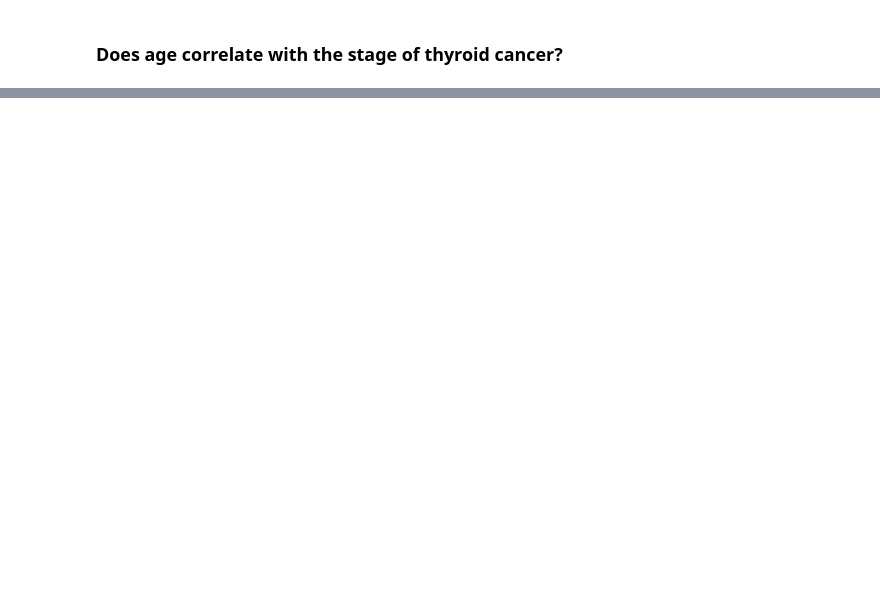
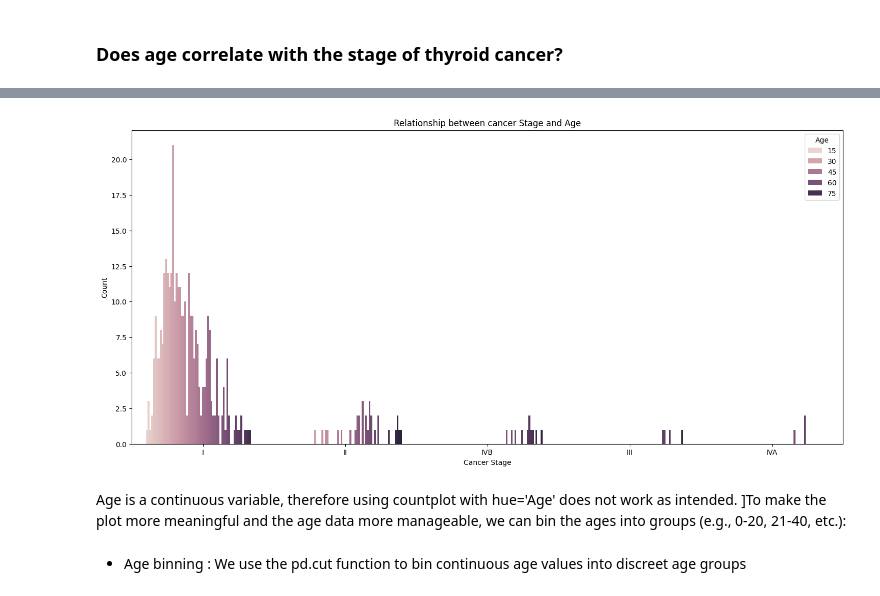
Before and after one commit to Angeliki1983/-Differentiated-Thyroid-Cancer-Recurrence, a Jupyter notebook: Thyroid_Cancer_Analysis.ipynb, the cells around one changed output, grey strips where cells are left out. Cells and saved outputs as stored; diff of their text form; code cells hidden in the pictures; blank space fills up the shorter version.

Commit message:
Cancer Stage & Age Group Correlation

```diff
--- a/Thyroid_Cancer_Analysis.ipynb
+++ b/Thyroid_Cancer_Analysis.ipynb
@@ -357,0 +391,12 @@ This analysis helps in understanding how physical examination findings correlate
+# %%
+plt.figure(figsize=(18, 8))
+sns.countplot(data=df, x='Stage', hue='Age')
+plt.title('Relationship between cancer Stage and Age')
+plt.xlabel('Cancer Stage')
+plt.ylabel('Count')
+plt.legend(title='Age')
+plt.show()
+# %% [output]
+[figure, added]
+# %% [markdown]
+Age is a continuous variable, therefore using countplot with hue='Age' does not work as intended. ]To make the plot more meaningful and  the age data more manageable, we can bin the ages into groups (e.g., 0-20, 21-40, etc.):
@@ -357,0 +408,2 @@ This analysis helps in understanding how physical examination findings correlate
+# %% [markdown]
+- Age binning : We use the pd.cut function to bin continuous age values into discreet age groups
```
Also changed, not shown: parts of 12 cells of this notebook.
